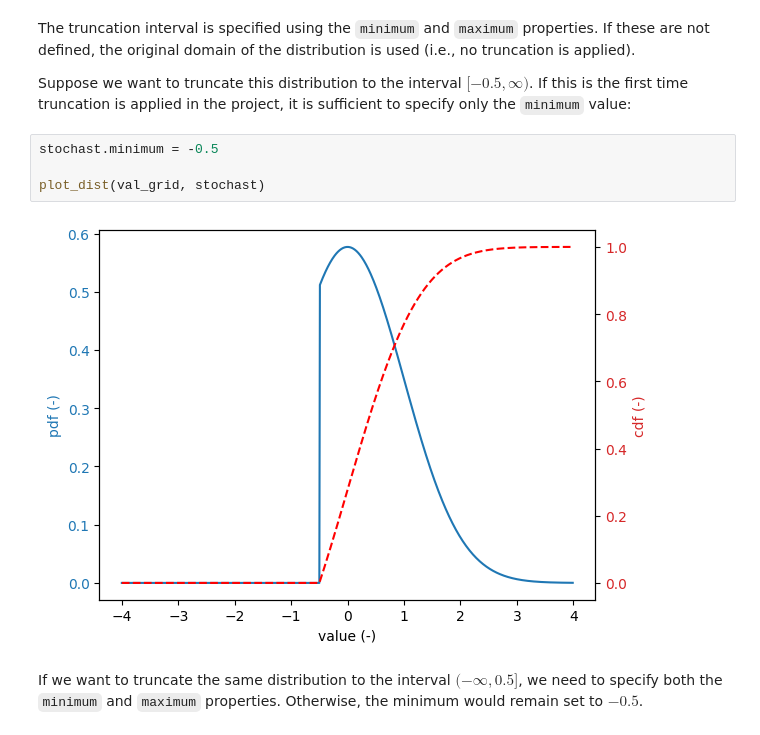
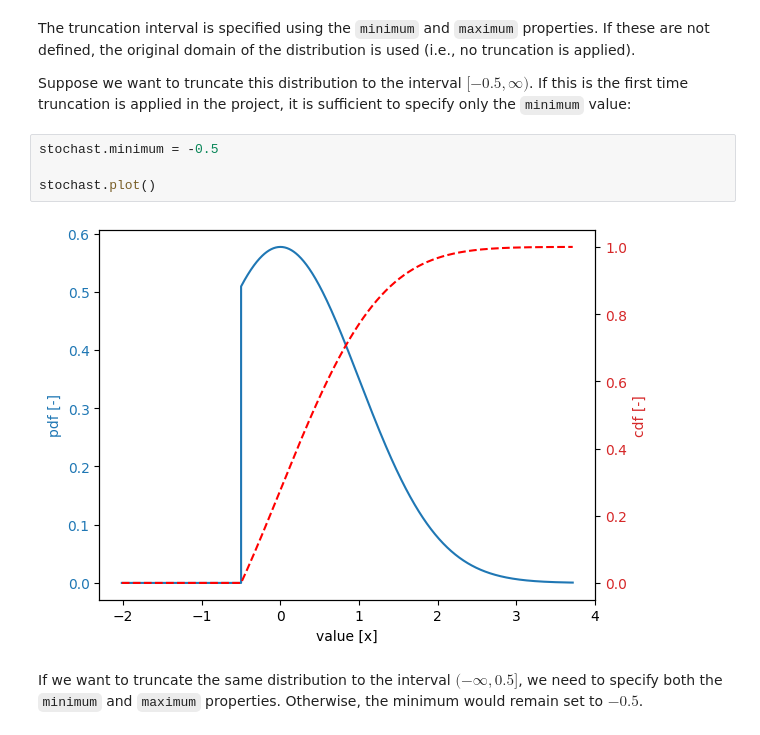
Before and after one commit to Deltares/ProbabilisticLibrary, a Jupyter notebook: sources/Deltares.Probabilistic.PWrapper.Notebooks/operations_on_distribution_functions.ipynb, the cells around one changed output. Drawn from its saved outputs; the diff is of its cells as text.

```diff
--- a/sources/Deltares.Probabilistic.PWrapper.Notebooks/operations_on_distribution_functions.ipynb
+++ b/sources/Deltares.Probabilistic.PWrapper.Notebooks/operations_on_distribution_functions.ipynb
@@ -145,9 +143,9 @@ Suppose we want to truncate this distribution to the interval $[-0.5, \infty)$.
 # %%
 stochast.minimum = -0.5
 
-plot_dist(val_grid, stochast)
+stochast.plot()
 # %% [output]
-[figure, old version]
+[figure, new version]
 # %% [markdown]
 If we want to truncate the same distribution to the interval $(-\infty, 0.5]$, we need to specify both the `minimum` and `maximum` properties. Otherwise, the minimum would remain set to $-0.5$.
 # %%
```
Also changed, not shown: parts of 3 cells of this notebook, 1 other file.
